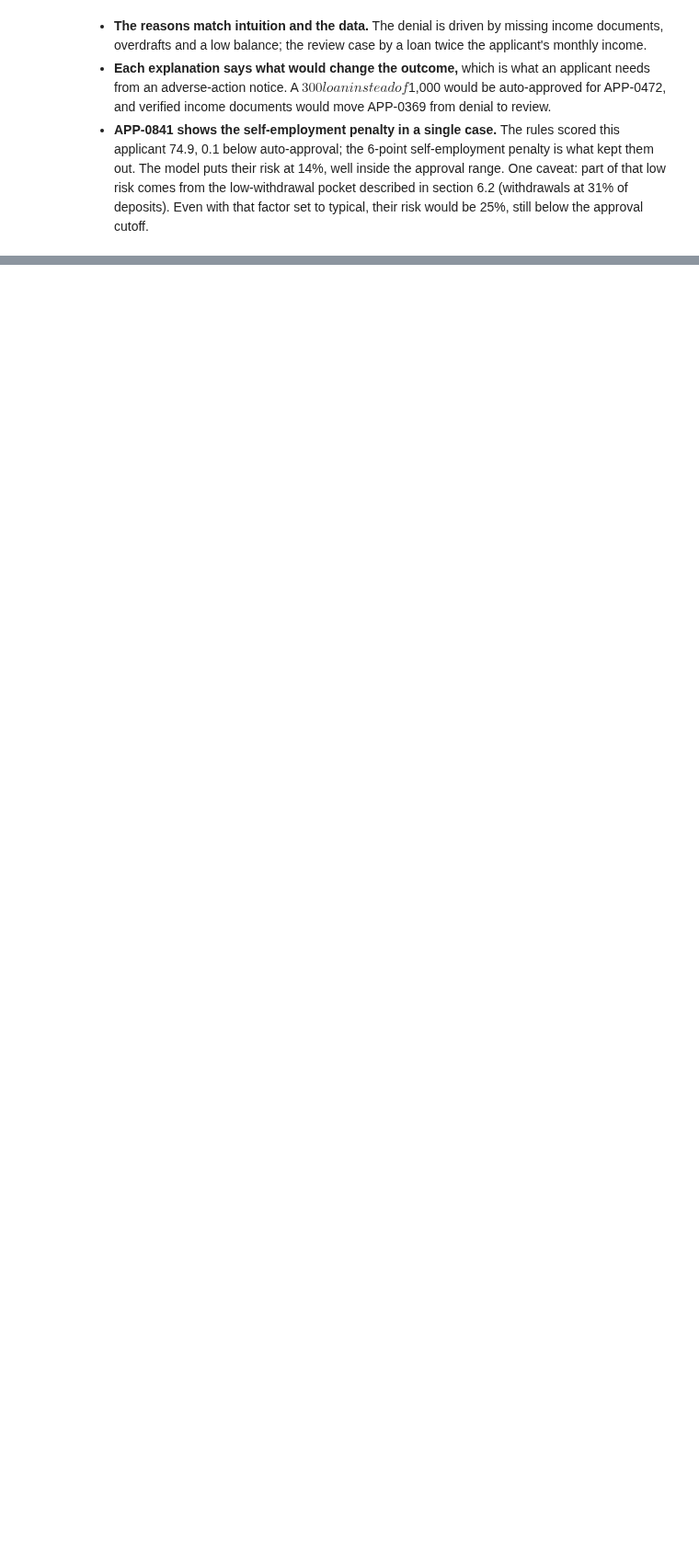
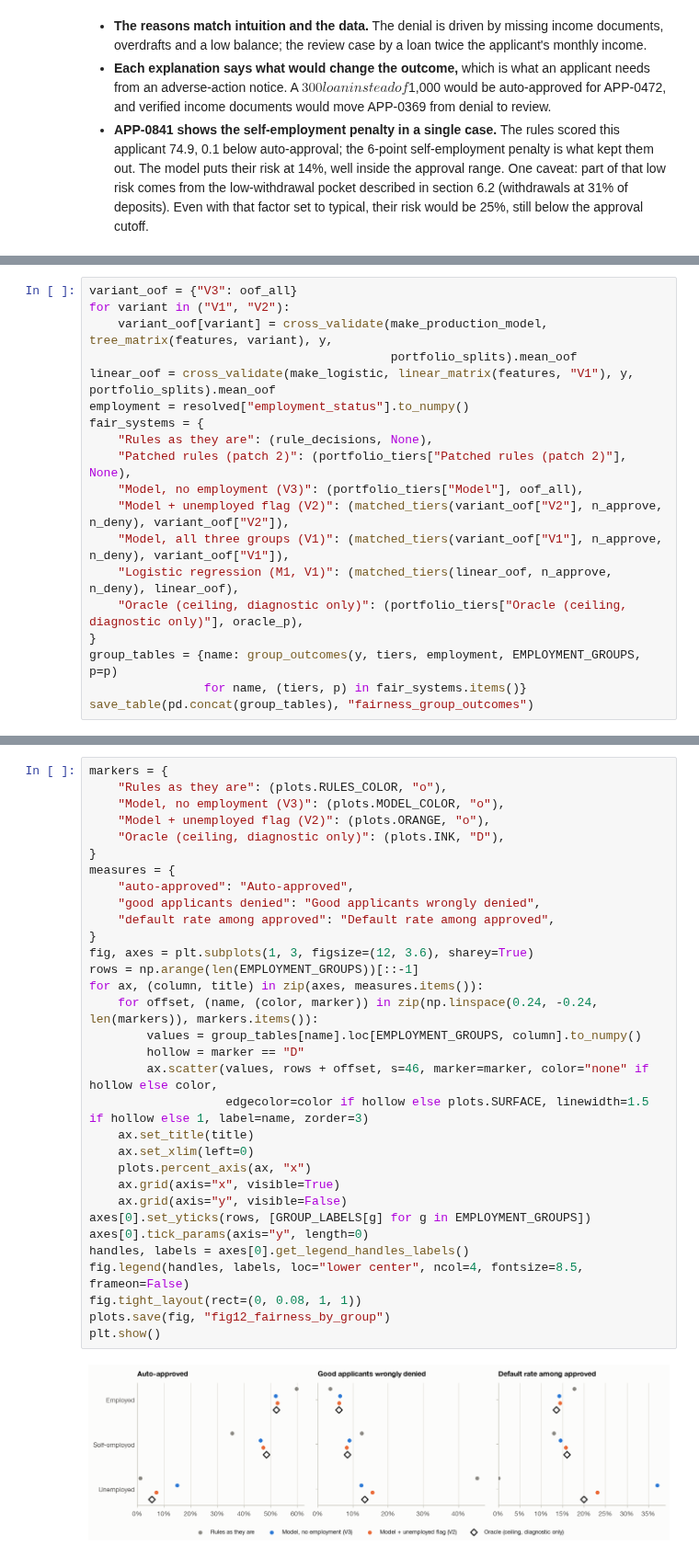
Before and after one commit to smparc/loan-default-model-matthew-park, a Jupyter notebook: analysis.ipynb, the cells around one changed output, grey strips where cells are left out. Shown at 92% size. Drawn from its saved outputs; the diff is of its cells as text; blank space fills up the shorter version.

Commit message:
add fairness analysis across employment groups

```diff
--- a/analysis.ipynb
+++ b/analysis.ipynb
@@ -1687,0 +1708,19 @@ plt.show()
+# %%
+variant_oof = {"V3": oof_all}
+for variant in ("V1", "V2"):
+    variant_oof[variant] = cross_validate(make_production_model, tree_matrix(features, variant), y,
+                                          portfolio_splits).mean_oof
+linear_oof = cross_validate(make_logistic, linear_matrix(features, "V1"), y, portfolio_splits).mean_oof
+employment = resolved["employment_status"].to_numpy()
+fair_systems = {
+    "Rules as they are": (rule_decisions, None),
+    "Patched rules (patch 2)": (portfolio_tiers["Patched rules (patch 2)"], None),
+    "Model, no employment (V3)": (portfolio_tiers["Model"], oof_all),
+    "Model + unemployed flag (V2)": (matched_tiers(variant_oof["V2"], n_approve, n_deny), variant_oof["V2"]),
+    "Model, all three groups (V1)": (matched_tiers(variant_oof["V1"], n_approve, n_deny), variant_oof["V1"]),
+    "Logistic regression (M1, V1)": (matched_tiers(linear_oof, n_approve, n_deny), linear_oof),
+    "Oracle (ceiling, diagnostic only)": (portfolio_tiers["Oracle (ceiling, diagnostic only)"], oracle_p),
+}
+group_tables = {name: group_outcomes(y, tiers, employment, EMPLOYMENT_GROUPS, p=p)
+                for name, (tiers, p) in fair_systems.items()}
+save_table(pd.concat(group_tables), "fairness_group_outcomes")
@@ -1687,0 +1772,34 @@ plt.show()
+# %%
+markers = {
+    "Rules as they are": (plots.RULES_COLOR, "o"),
+    "Model, no employment (V3)": (plots.MODEL_COLOR, "o"),
+    "Model + unemployed flag (V2)": (plots.ORANGE, "o"),
+    "Oracle (ceiling, diagnostic only)": (plots.INK, "D"),
+}
+measures = {
+    "auto-approved": "Auto-approved",
+    "good applicants denied": "Good applicants wrongly denied",
+    "default rate among approved": "Default rate among approved",
+}
+fig, axes = plt.subplots(1, 3, figsize=(12, 3.6), sharey=True)
+rows = np.arange(len(EMPLOYMENT_GROUPS))[::-1]
+for ax, (column, title) in zip(axes, measures.items()):
+    for offset, (name, (color, marker)) in zip(np.linspace(0.24, -0.24, len(markers)), markers.items()):
+        values = group_tables[name].loc[EMPLOYMENT_GROUPS, column].to_numpy()
+        hollow = marker == "D"
+        ax.scatter(values, rows + offset, s=46, marker=marker, color="none" if hollow else color,
+                   edgecolor=color if hollow else plots.SURFACE, linewidth=1.5 if hollow else 1, label=name, zorder=3)
+    ax.set_title(title)
+    ax.set_xlim(left=0)
+    plots.percent_axis(ax, "x")
+    ax.grid(axis="x", visible=True)
+    ax.grid(axis="y", visible=False)
+axes[0].set_yticks(rows, [GROUP_LABELS[g] for g in EMPLOYMENT_GROUPS])
+axes[0].tick_params(axis="y", length=0)
+handles, labels = axes[0].get_legend_handles_labels()
+fig.legend(handles, labels, loc="lower center", ncol=4, fontsize=8.5, frameon=False)
+fig.tight_layout(rect=(0, 0.08, 1, 1))
+plots.save(fig, "fig12_fairness_by_group")
+plt.show()
+# %% [output]
+[figure, added]
```
Also changed, not shown: parts of 29 cells of this notebook, 12 other files.
